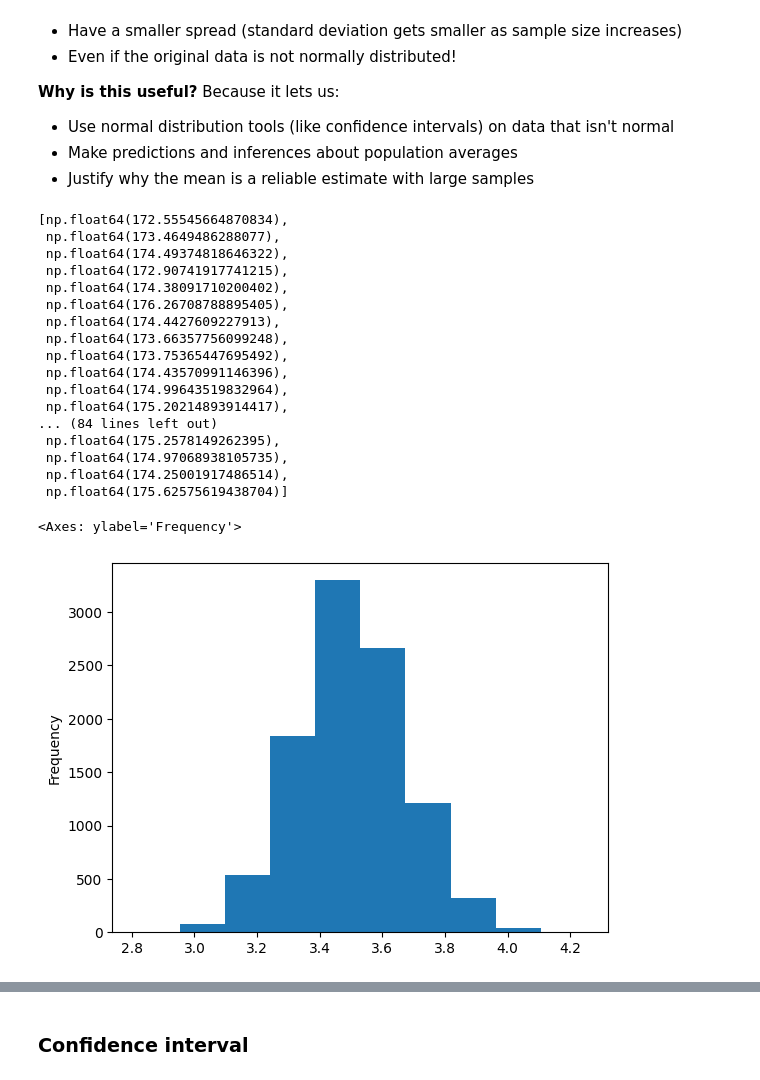
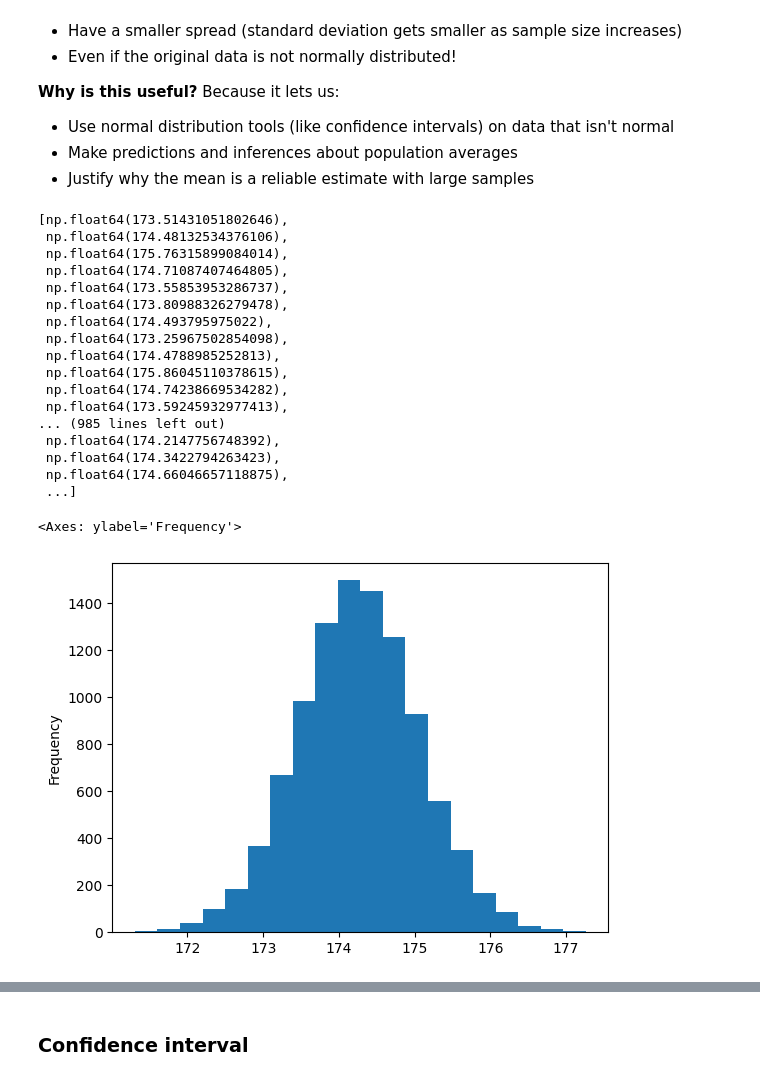
Before and after one commit to AvansICT/ICT1.4-AI-System-Integration-Datascience, a Jupyter notebook: 02 Distributions and Confidence Intervals.ipynb, the cells around one changed output, grey strips where cells are left out. Cells and saved outputs as stored; diff of their text form; code cells hidden in the pictures.

```diff
--- a/02 Distributions and Confidence Intervals.ipynb
+++ b/02 Distributions and Confidence Intervals.ipynb
@@ -86,7 +98,7 @@ Because it lets us:
 # %%
 sampleMeans = []
 sampleSize = 100
-sampleMeansSize = 100 # 10000
+sampleMeansSize = 10000
 
 for i in range(sampleMeansSize):
     randomLengths = pd.Series( np.random.normal(averageLength, stdLength, sampleSize) )
@@ -94,28 +106,28 @@ for i in range(sampleMeansSize):
 # %%
 sampleMeans
 # %% [output]
-[np.float64(172.55545664870834),
- np.float64(173.4649486288077),
- np.float64(174.49374818646322),
- np.float64(172.90741917741215),
- np.float64(174.38091710200402),
- np.float64(176.26708788895405),
- np.float64(174.4427609227913),
- np.float64(173.66357756099248),
- np.float64(173.75365447695492),
- np.float64(174.43570991146396),
- np.float64(174.99643519832964),
- np.float64(175.20214893914417),
-... (84 lines left out)
- np.float64(175.2578149262395),
- np.float64(174.97068938105735),
- np.float64(174.25001917486514),
- np.float64(175.62575619438704)]
+[np.float64(173.51431051802646),
+ np.float64(174.48132534376106),
+ np.float64(175.76315899084014),
+ np.float64(174.71087407464805),
+ np.float64(173.55853953286737),
+ np.float64(173.80988326279478),
+ np.float64(174.493795975022),
+ np.float64(173.25967502854098),
+ np.float64(174.4788985252813),
+ np.float64(175.86045110378615),
+ np.float64(174.74238669534282),
+ np.float64(173.59245932977413),
+... (985 lines left out)
+ np.float64(174.2147756748392),
+ np.float64(174.3422794263423),
+ np.float64(174.66046657118875),
+ ...]
 # %%
-pd.Series(sampleMeans).plot(kind='hist', bins = 10)
+pd.Series(sampleMeans).plot(kind='hist', bins = 20)
 # %% [output]
 <Axes: ylabel='Frequency'>
-[figure, old version]
+[figure, new version]
 # %%
 sampleMeans = []
 sampleSize = 100
```
Also changed, not shown: parts of 10 cells of this notebook, 1 other file.
